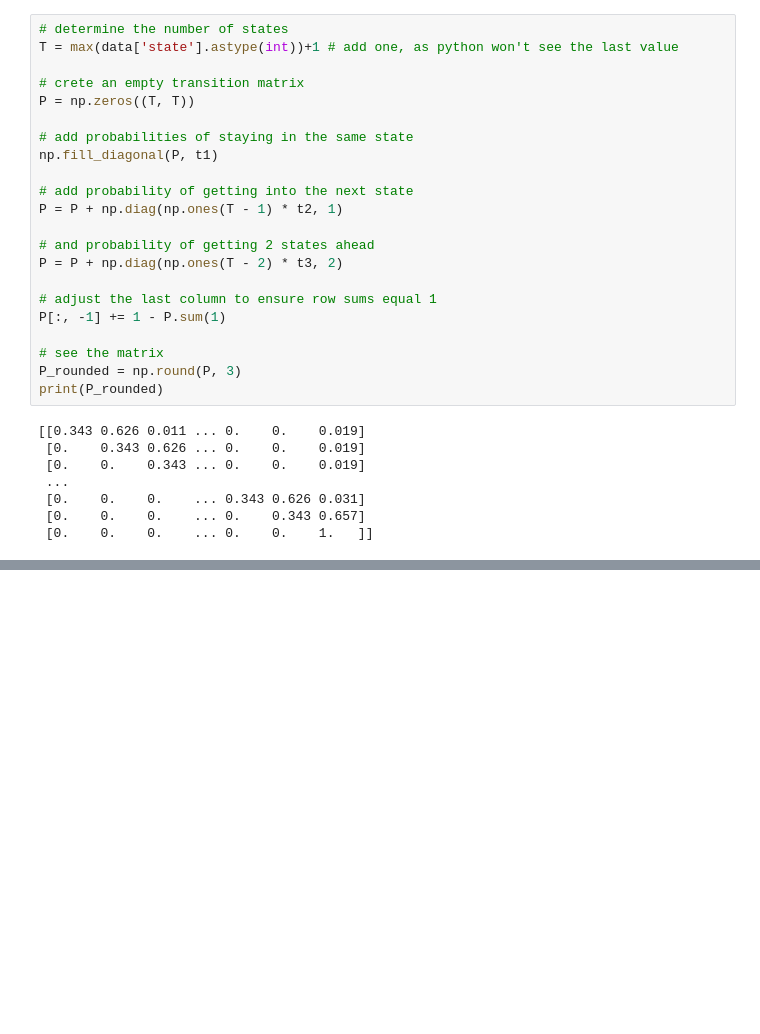
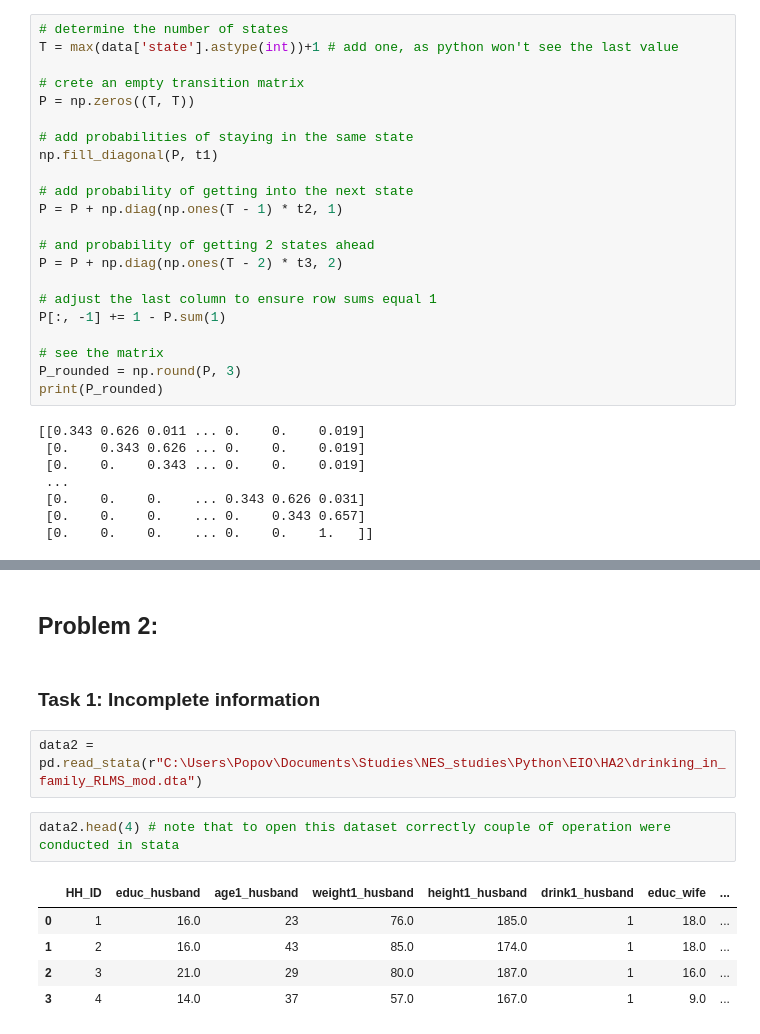
Before and after one commit to Nick-Pupkin/NES, a Jupyter notebook: EIO_2_Popov_Nick.ipynb, the cells around one changed output, grey strips where cells are left out. Saved outputs shown, nothing was run; the diff lists cells and outputs as text; blank space fills up the shorter version.

```diff
--- a/EIO_2_Popov_Nick.ipynb
+++ b/EIO_2_Popov_Nick.ipynb
@@ -114,0 +282,14 @@ print(P_rounded)
+# %% [markdown]
+## Problem 2:
+# %% [markdown]
+### Task 1: Incomplete information
+# %%
+data2 = pd.read_stata(r"C:\Users\Popov\Documents\Studies\NES_studies\Python\EIO\HA2\drinking_in_family_RLMS_mod.dta")
+# %%
+data2.head(4) # note that to open this dataset correctly couple of operation were conducted in stata
+# %% [output]
+|  | HH_ID | educ_husband | age1_husband | weight1_husband | height1_husband | drink1_husband | educ_wife | ... |
+| 0 | 1 | 16.0 | 23 | 76.0 | 185.0 | 1 | 18.0 | ... |
+| 1 | 2 | 16.0 | 43 | 85.0 | 174.0 | 1 | 18.0 | ... |
+| 2 | 3 | 21.0 | 29 | 80.0 | 187.0 | 1 | 16.0 | ... |
+| 3 | 4 | 14.0 | 37 | 57.0 | 167.0 | 1 | 9.0 | ... |
```
Also changed, not shown: parts of 63 cells of this notebook.
